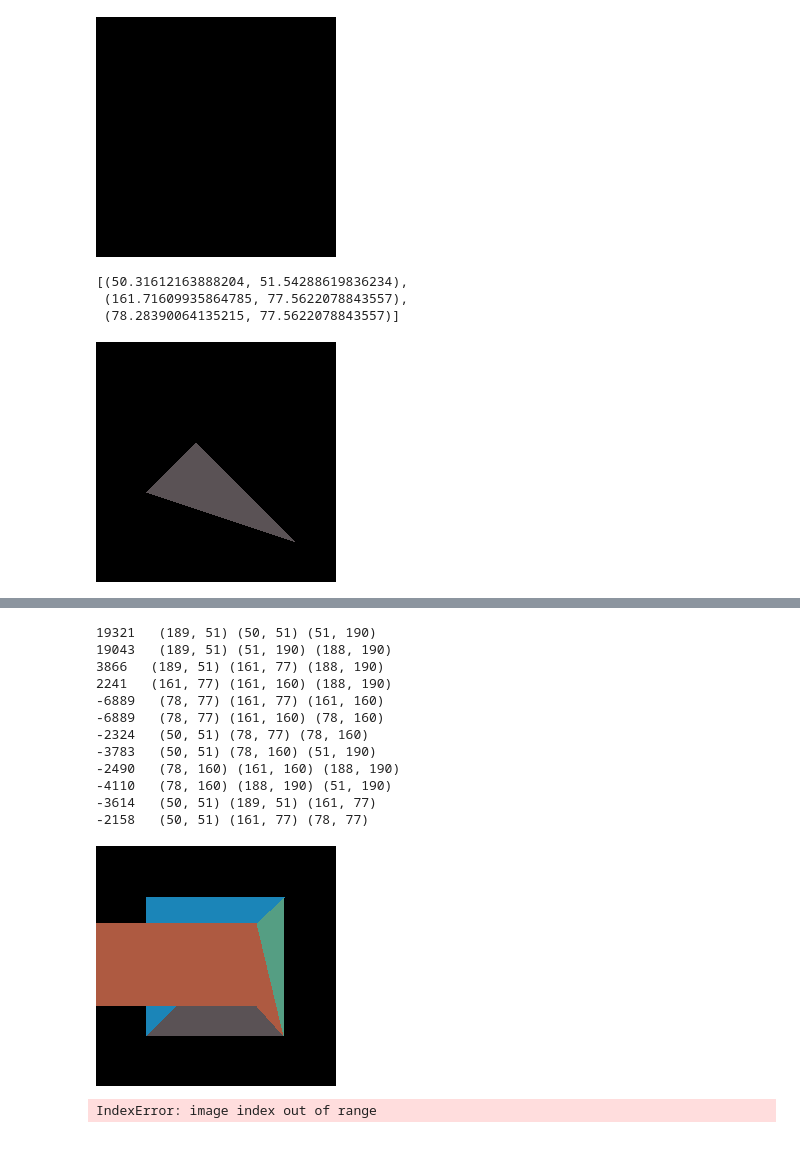
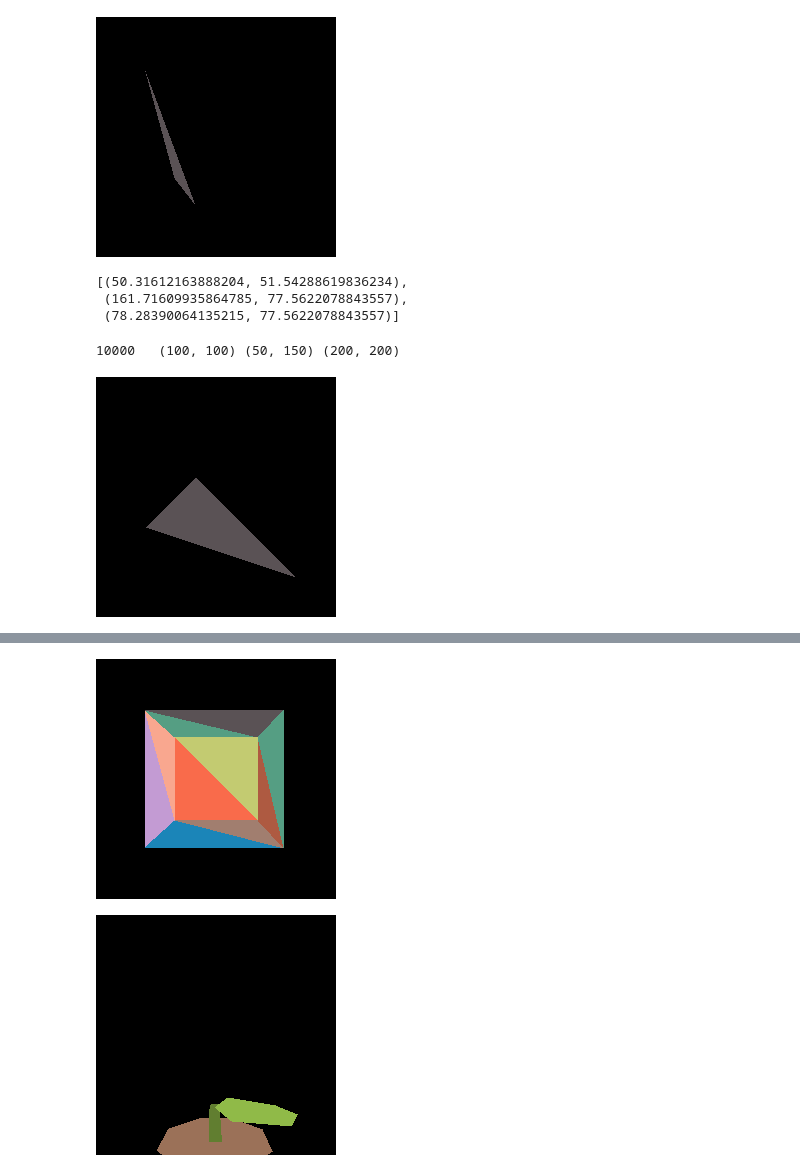
Before and after one commit to Rumidom/MicropythonRenderer, a Jupyter notebook: MicropythonRenderer.ipynb, the cells around one changed output, grey strips where cells are left out. Cells and saved outputs as stored; diff of their text form; code cells hidden in the pictures.

```diff
--- a/MicropythonRenderer.ipynb
+++ b/MicropythonRenderer.ipynb
@@ -57,7 +57,7 @@ def verticeToScreen(vertice,ang,pos,screen_size):
     screenHeightWorld = math.tan(FOV/2)*2
     pixelsPerUnitWorld = screen_size[1]/screenHeightWorld/pnt[2]
     pixelOffset = (pnt[0]*pixelsPerUnitWorld,pnt[1]*pixelsPerUnitWorld)
-    return ((screen_size[0]/2)+pixelOffset[0],(screen_size[1]/2)+pixelOffset[1],pnt[2])
+    return ((screen_size[0]/2)+pixelOffset[0],(screen_size[1]/2)+pixelOffset[1])
 
 def getlineX(strt_pnt,slope,y):
     x0,y0 = strt_pnt
@@ -118,26 +118,27 @@ class triangle_2d():
         return False
 
     def half_render(self,ystart,ystop,pnt0,pnt1,slope0,slope1,wireframe=False):
-
         for y in range(int(ystart),int(ystop)):
             x0 = getlineX(pnt0,slope0,y)
             x1 = getlineX(pnt1,slope1,y)
             x0 = max(min(x0, im_size[0]-1), 0)
             x1 = max(min(x1, im_size[0]-1), 0)
+            y = max(min(y, im_size[1]-1), 0)
             #print(x0,x1)
-            print(slope0,' ',x0)
+            #print(slope0,' ',x0)
+            x_pnts = sorted([x0,x1])
             if wireframe:
-                im.putpixel((x0,y), self.color)
-                im.putpixel((x1,y), self.color)
+                im.putpixel((x_pnts[0],y), self.color)
+                im.putpixel((x_pnts[1],y), self.color)
             else:
-                for x in range(int(x0),int(x1)):
+                for x in range(x_pnts[0],x_pnts[1]):
+                    #print(x,y)
                     im.putpixel((x,y), self.color)
 
     def render(self,im):
-        print(self.triangleArea(),' ',self.a,self.b,self.c)
-        if self.triangleArea() > 0:
-            self.half_render(self.a[1],self.b[1],self.a,self.a,self.ab_slope,self.ca_slope)
-            self.half_render(self.b[1],self.c[1],self.b,self.a,self.bc_slope,self.ca_slope)
+        #print(self.triangleArea()," ",self.a,self.b,self.c)
+        self.half_render(self.a[1],self.b[1],self.a,self.a,self.ab_slope,self.ca_slope)
+        self.half_render(self.b[1],self.c[1],self.b,self.a,self.bc_slope,self.ca_slope)
 
     def render_old(self,im):
         for x in range(im.size[0]):
@@ -155,9 +156,9 @@ class triangle_3d():
         self.pos = pos
 
     def trig_3dToTrig_2d(self):
-        a_ = verticeToScreen(self.a,self.ang,self.pos,im_size)[:2]
-        b_ = verticeToScreen(self.b,self.ang,self.pos,im_size)[:2]
-        c_ = verticeToScreen(self.c,self.ang,self.pos,im_size)[:2]
+        a_ = verticeToScreen(self.a,self.ang,self.pos,im_size)
+        b_ = verticeToScreen(self.b,self.ang,self.pos,im_size)
+        c_ = verticeToScreen(self.c,self.ang,self.pos,im_size)
         return triangle_2d(a_,b_,c_,color=self.color)
 
     def render(self,im):
@@ -265,10 +240,10 @@ inf   161
 # %%
 im = Image.new('RGB', im_size)
-trg1 = triangle_2d((78.57411502209209, 160.6965942333164), (188.8778408024291, 190.06943444586406), (51.12215919757092, 190.06943444586406),color=pastelColorPallet[1])
+trg1 = triangle_2d((49, 51),(79, 161),(100, 188),color=pastelColorPallet[1])
 trg1.render(im)
 im
 # %% [output]
-[figure, old version]
+[figure, new version]
 # %%
 [(78.57411502209209, 160.6965942333164), (161.4258849779079, 160.6965942333164), (188.8778408024291, 190.06943444586406)]
 [(78.57411502209209, 160.6965942333164), (188.8778408024291, 190.06943444586406), (51.12215919757092, 190.06943444586406)]
@@ -284,6 +259,7 @@ trg1 = triangle_2d((100,100),(50,150),(200,200),color=pastelColorPallet[1])
 trg1.render(im)
 im
 # %% [output]
+10000   (100, 100) (50, 150) (200, 200)
 [figure]
 # %%
 cube = loadObj('3d_models/cube.obj')
@@ -316,26 +291,14 @@ for v in cube.vertices:
 # %%
 j = 0
 i = 0
-for i in range(360):
+for j in range(360):
     im = Image.new('RGB', im_size)
     clear_output(wait=True)
     cube.ang = (i,j)
     cube.render(im)
     display(im)
 # %% [output]
-19321   (189, 51) (50, 51) (51, 190)
-19043   (189, 51) (51, 190) (188, 190)
-3866   (189, 51) (161, 77) (188, 190)
-2241   (161, 77) (161, 160) (188, 190)
--6889   (78, 77) (161, 77) (161, 160)
--6889   (78, 77) (161, 160) (78, 160)
--2324   (50, 51) (78, 77) (78, 160)
--3783   (50, 51) (78, 160) (51, 190)
--2490   (78, 160) (161, 160) (188, 190)
--4110   (78, 160) (188, 190) (51, 190)
--3614   (50, 51) (189, 51) (161, 77)
--2158   (50, 51) (161, 77) (78, 77)
-[figure, old version]
+[figure, new version]
 # %%
 j = 0
 i = 180
@@ -362,4 +325,4 @@ for j in range(360):
     leaf.render(im)
     display(im)
 # %% [output]
-IndexError: image index out of range
+[figure, added]
```
Also changed, not shown: parts of 3 cells of this notebook.
